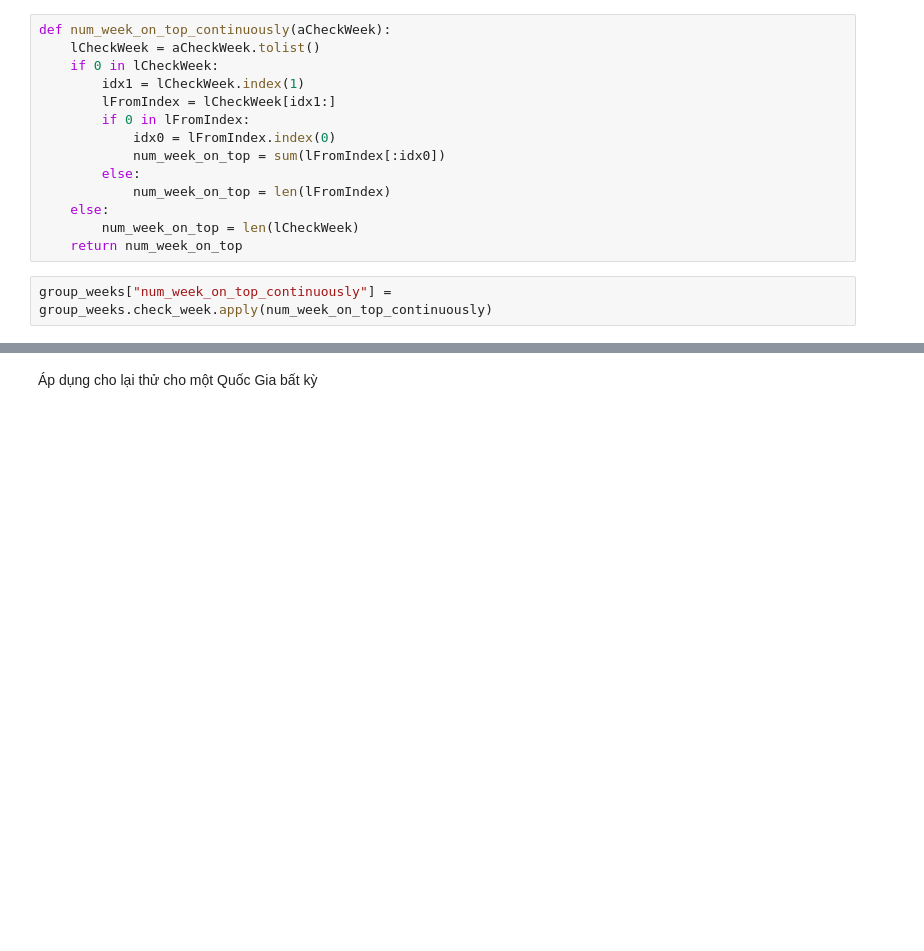
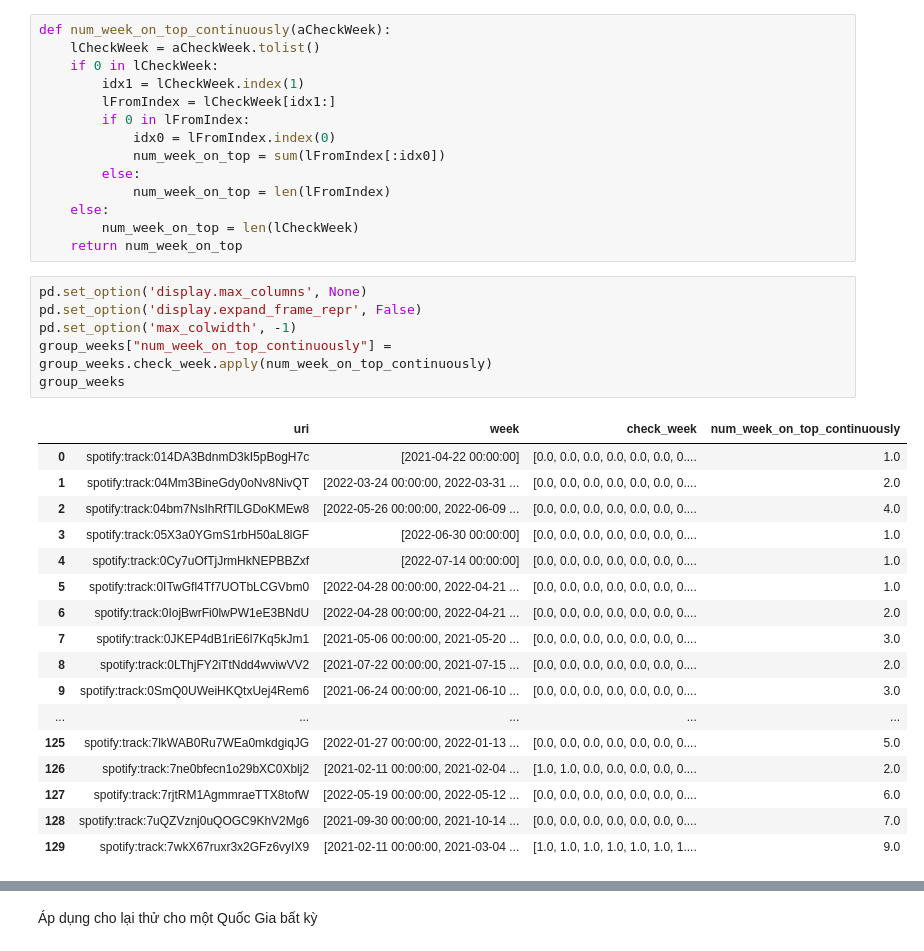
Before and after one commit to Miruku2201/LTKHDL_FinalProject, a Jupyter notebook: question.ipynb, the cells around one changed output, grey strips where cells are left out. Drawn from its saved outputs; the diff is of its cells as text; blank space fills up the shorter version.

```diff
--- a/question.ipynb
+++ b/question.ipynb
@@ -594,7 +643,29 @@ def num_week_on_top_continuously(aCheckWeek):
     else:
         num_week_on_top = len(lCheckWeek)
     return num_week_on_top
-# %%
-group_weeks["num_week_on_top_continuously"] = group_weeks.check_week.apply(num_week_on_top_continuously)
+# %%
+pd.set_option('display.max_columns', None)
+pd.set_option('display.expand_frame_repr', False)
+pd.set_option('max_colwidth', -1)
+group_weeks["num_week_on_top_continuously"] = group_weeks.check_week.apply(num_week_on_top_continuously)
+group_weeks
+# %% [output]
+|  | uri | week | check_week | num_week_on_top_continuously |
+| 0 | spotify:track:014DA3BdnmD3kI5pBogH7c | [2021-04-22 00:00:00] | [0.0, 0.0, 0.0, 0.0, 0.0, 0.0, 0.... | 1.0 |
+| 1 | spotify:track:04Mm3BineGdy0oNv8NivQT | [2022-03-24 00:00:00, 2022-03-31 ... | [0.0, 0.0, 0.0, 0.0, 0.0, 0.0, 0.... | 2.0 |
+| 2 | spotify:track:04bm7NsIhRfTlLGDoKMEw8 | [2022-05-26 00:00:00, 2022-06-09 ... | [0.0, 0.0, 0.0, 0.0, 0.0, 0.0, 0.... | 4.0 |
+| 3 | spotify:track:05X3a0YGmS1rbH50aL8lGF | [2022-06-30 00:00:00] | [0.0, 0.0, 0.0, 0.0, 0.0, 0.0, 0.... | 1.0 |
+| 4 | spotify:track:0Cy7uOfTjJrmHkNEPBBZxf | [2022-07-14 00:00:00] | [0.0, 0.0, 0.0, 0.0, 0.0, 0.0, 0.... | 1.0 |
+| 5 | spotify:track:0ITwGfl4Tf7UOTbLCGVbm0 | [2022-04-28 00:00:00, 2022-04-21 ... | [0.0, 0.0, 0.0, 0.0, 0.0, 0.0, 0.... | 1.0 |
+| 6 | spotify:track:0IojBwrFi0lwPW1eE3BNdU | [2022-04-28 00:00:00, 2022-04-21 ... | [0.0, 0.0, 0.0, 0.0, 0.0, 0.0, 0.... | 2.0 |
+| 7 | spotify:track:0JKEP4dB1riE6l7Kq5kJm1 | [2021-05-06 00:00:00, 2021-05-20 ... | [0.0, 0.0, 0.0, 0.0, 0.0, 0.0, 0.... | 3.0 |
+| 8 | spotify:track:0LThjFY2iTtNdd4wviwVV2 | [2021-07-22 00:00:00, 2021-07-15 ... | [0.0, 0.0, 0.0, 0.0, 0.0, 0.0, 0.... | 2.0 |
+| 9 | spotify:track:0SmQ0UWeiHKQtxUej4Rem6 | [2021-06-24 00:00:00, 2021-06-10 ... | [0.0, 0.0, 0.0, 0.0, 0.0, 0.0, 0.... | 3.0 |
+| ... | ... | ... | ... | ... |
+| 125 | spotify:track:7lkWAB0Ru7WEa0mkdgiqJG | [2022-01-27 00:00:00, 2022-01-13 ... | [0.0, 0.0, 0.0, 0.0, 0.0, 0.0, 0.... | 5.0 |
+| 126 | spotify:track:7ne0bfecn1o29bXC0Xblj2 | [2021-02-11 00:00:00, 2021-02-04 ... | [1.0, 1.0, 0.0, 0.0, 0.0, 0.0, 0.... | 2.0 |
+| 127 | spotify:track:7rjtRM1AgmmraeTTX8tofW | [2022-05-19 00:00:00, 2022-05-12 ... | [0.0, 0.0, 0.0, 0.0, 0.0, 0.0, 0.... | 6.0 |
+| 128 | spotify:track:7uQZVznj0uQOGC9KhV2Mg6 | [2021-09-30 00:00:00, 2021-10-14 ... | [0.0, 0.0, 0.0, 0.0, 0.0, 0.0, 0.... | 7.0 |
+| 129 | spotify:track:7wkX67ruxr3x2GFz6vyIX9 | [2021-02-11 00:00:00, 2021-03-04 ... | [1.0, 1.0, 1.0, 1.0, 1.0, 1.0, 1.... | 9.0 |
 # %%
 top_uri = group_weeks.loc[group_weeks.num_week_on_top_continuously == group_weeks.num_week_on_top_continuously.max()]["uri"].values[0]
```
Also changed, not shown: parts of 13 cells of this notebook.
